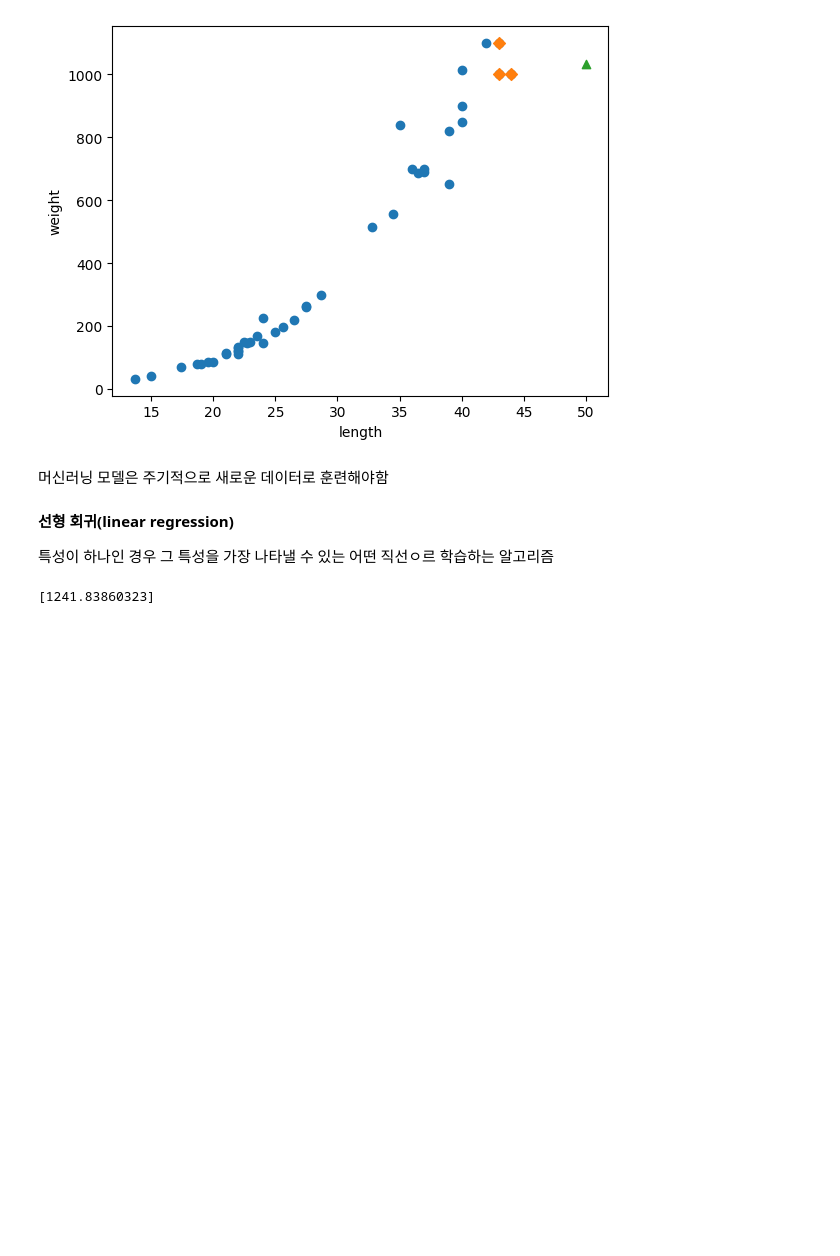
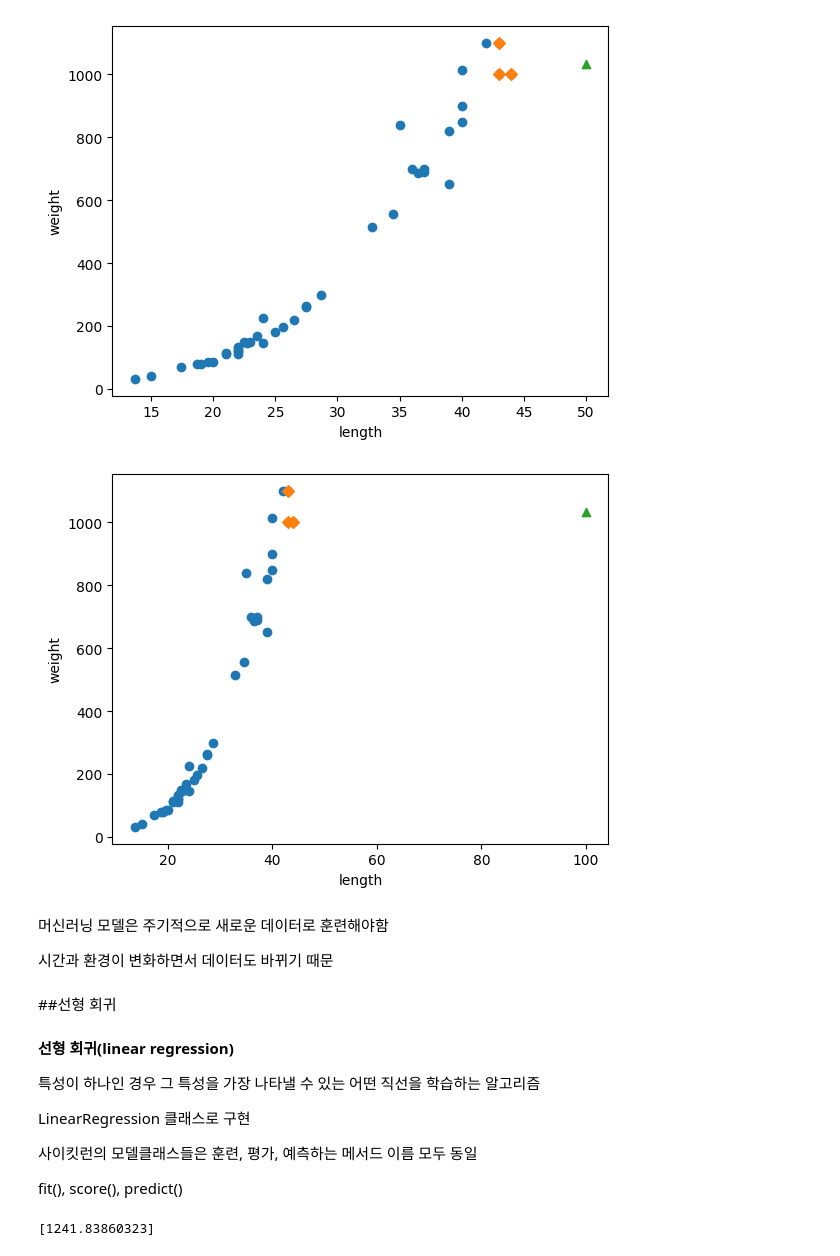
Before and after one commit to vivivicdjdk/machine, a Jupyter notebook: 3_2.ipynb, the cells around one changed output. Cells and saved outputs as stored; diff of their text form; code cells hidden in the pictures; blank space fills up the shorter version.

```diff
--- a/3_2.ipynb
+++ b/3_2.ipynb
@@ -58,12 +58,38 @@ plt.ylabel('weight')
 plt.show()
 # %% [output]
 [figure]
+# %%
+# 100cm 농어의 이웃을 구합니다
+distances, indexes = knr.kneighbors([[100]])
+
+# 훈련 세트의 산점도를 그립니다
+plt.scatter(train_input, train_target)
+# 훈련 세트 중에서 이웃 샘플만 다시 그립니다
+plt.scatter(train_input[indexes], train_target[indexes], marker='D')
+
+# 100cm 농어 데이터
+plt.scatter(100, knr.predict([[100]]), marker='^')
+plt.xlabel('length')
+plt.ylabel('weight')
+plt.show()
+# %% [output]
+[figure, added]
 # %% [markdown]
 머신러닝 모델은 주기적으로 새로운 데이터로 훈련해야함
+
+시간과 환경이 변화하면서 데이터도 바뀌기 때문
+# %% [markdown]
+##선형 회귀
 # %% [markdown]
 **선형 회귀(linear regression)**
 
-특성이 하나인 경우 그 특성을 가장 나타낼 수 있는 어떤 직선ㅇ르 학습하는 알고리즘
+특성이 하나인 경우 그 특성을 가장 나타낼 수 있는 어떤 직선을 학습하는 알고리즘
+
+LinearRegression 클래스로 구현
+
+사이킷런의 모델클래스들은 훈련, 평가, 예측하는 메서드 이름 모두 동일
+
+fit(), score(), predict()
 # %%
 from sklearn.linear_model import LinearRegression
 
```
Also changed, not shown: parts of 11 cells of this notebook.
